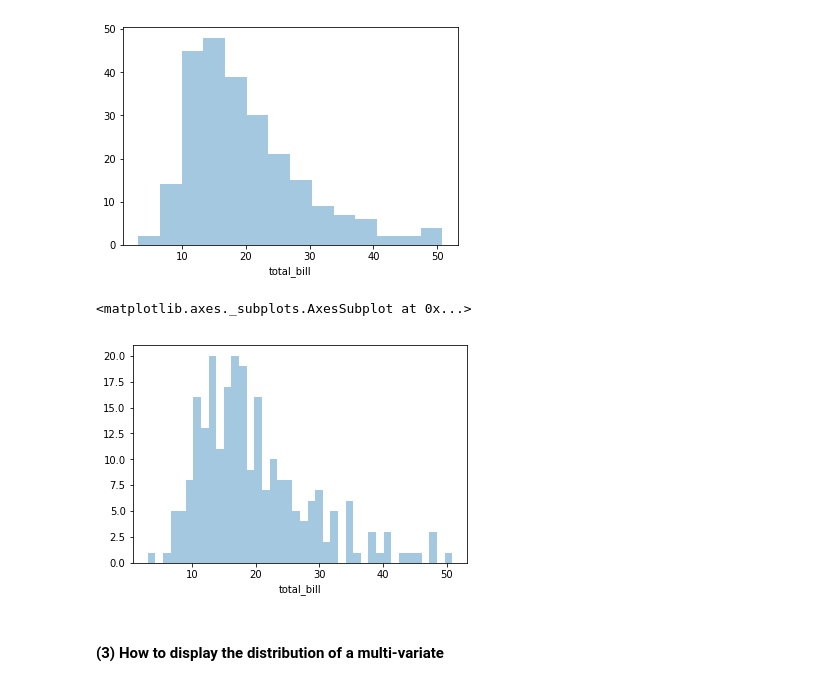
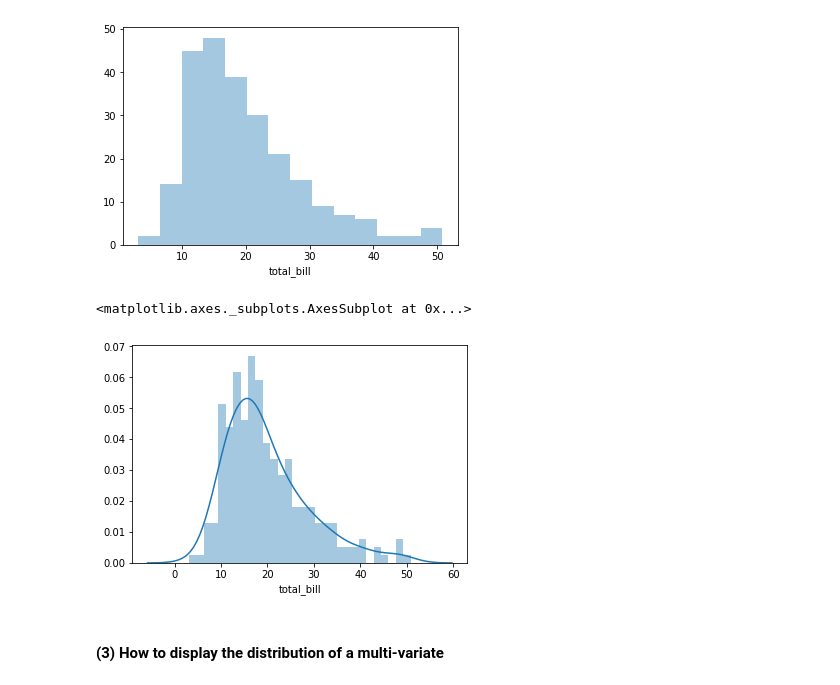
Before and after one commit to kbrook10/bootcamp_python_for_data_science_and_machine_learning, a Jupyter notebook: support_files/Python-for-Data-Visualization/Seaborn/seaborn_practice.ipynb, the cells around one changed output. Drawn from its saved outputs; the diff is of its cells as text; code cells hidden in the pictures.

```diff
--- a/support_files/Python-for-Data-Visualization/Seaborn/seaborn_practice.ipynb
+++ b/support_files/Python-for-Data-Visualization/Seaborn/seaborn_practice.ipynb
@@ -70,10 +70,10 @@ sns.distplot(tips['total_bill'], kde=False)
 [figure]
 # %%
 # Pass in the bins parameter to adjust the bin sizes for the histogram
-sns.distplot(tips['total_bill'], kde=False, bins=40)
+sns.distplot(tips['total_bill'], kde=True, bins=30)
 # %% [output]
 <matplotlib.axes._subplots.AxesSubplot at 0x...>
-[figure, old version]
+[figure, new version]
 # %% [markdown]
 #### (3) How to display the distribution of a multi-variate
 # %%
```
Also changed, not shown: parts of 2 cells of this notebook, 2 other files.
